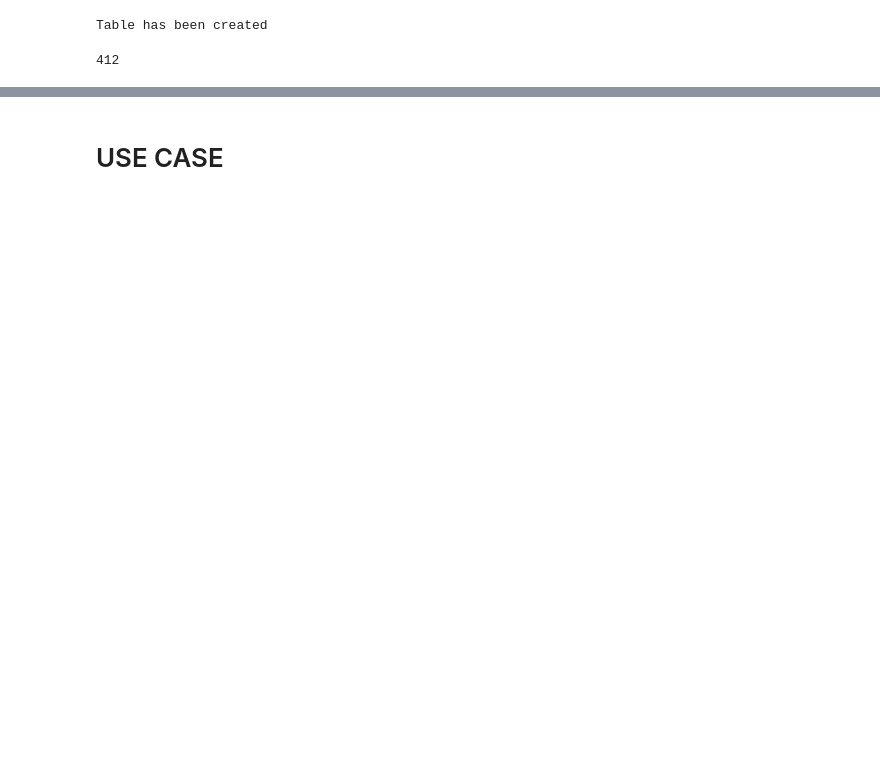
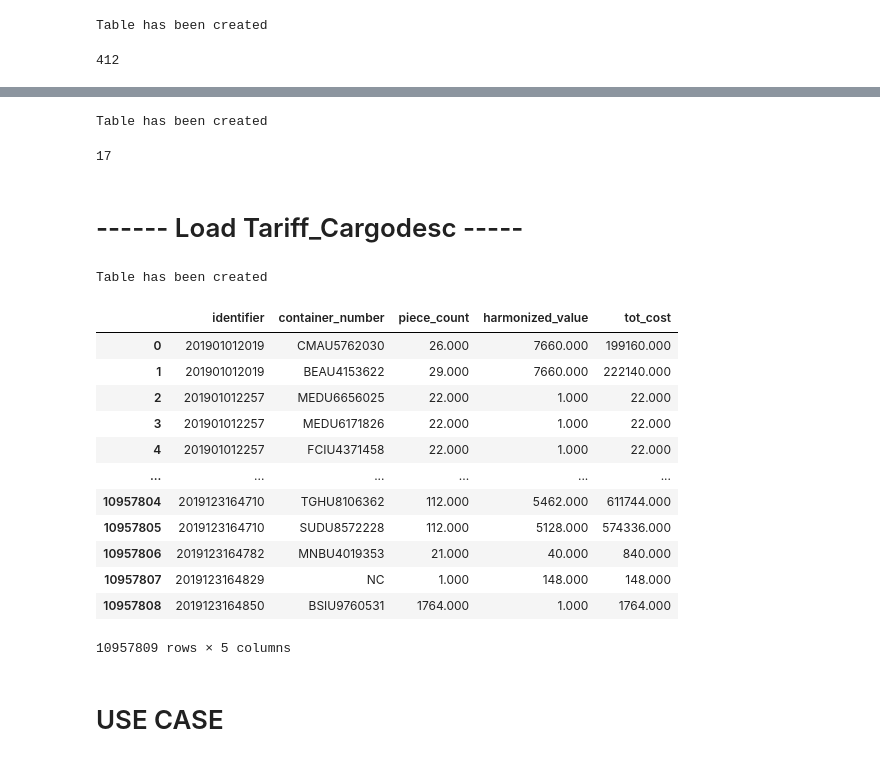
Before and after one commit to Alvlin/cbp-ams-pipeline, a Jupyter notebook: pipeline/ETL.ipynb, the cells around one changed output, grey strips where cells are left out. Drawn from its saved outputs; the diff is of its cells as text; code cells hidden in the pictures; blank space fills up the shorter version.

Commit message:
Pushed all tables into DB god Bless

```diff
--- a/pipeline/ETL.ipynb
+++ b/pipeline/ETL.ipynb
@@ -590,3 +614,75 @@ df
+# %%
+table_header = 'header'
+try:
+    create_table_query = f"""
+                    IF NOT EXISTS (SELECT * FROM INFORMATION_SCHEMA.TABLES WHERE TABLE_NAME = '{table_header}')
+                    BEGIN
+                        CREATE TABLE {table_header} (
+                            identifier BIGINT,
+                            port_of_unlading VARCHAR(100),
+                            estimated_arrival_date DATE,
+                            foreign_port_of_lading VARCHAR(100),
+                            weight INT,
+                            weight_unit VARCHAR(10),
+                            actual_arrival_date DATE
+                        )
+                    END
+                    """
+    cursor.execute(create_table_query)
+    conn.commit()
+    print('Table has been created')
+except:
+    print('Alrdy exist or something went wrong')
+# %% [output]
+Table has been created
+# %%
+# WRITE HEADER to DATABASE
+df.to_sql(table_header, engine, if_exists='append', index=False, schema='dbo')
+# %% [output]
+17
+# %% [markdown]
+# ------ Load Tariff_Cargodesc -----
+# %%
+df = load_pq_df('tariff_cargodesc')
+# %%
+table_tfcargo = 'tariff_cargodesc'
+try:
+    create_table_query = f"""
+                    IF NOT EXISTS (SELECT * FROM INFORMATION_SCHEMA.TABLES WHERE TABLE_NAME = '{table_tfcargo}')
+                    BEGIN
+                        CREATE TABLE {table_tfcargo} (
+                            identifier BIGINT,
+                            container_number VARCHAR(50),
+                            piece_count DECIMAL(10, 2),
+                            harmonized_value DECIMAL(15, 2),
+                            tot_cost DECIMAL(18, 2)
+                        )
+                    END
+                    """
+    cursor.execute(create_table_query)
+    conn.commit()
+    print('Table has been created')
+except:
+    print('Alrdy exist or something went wrong')
+# %% [output]
+Table has been created
+# %%
+# WRITE HEADER to DATABASE
+df.to_sql(table_tfcargo, engine, if_exists='append', index=False, schema='dbo')
+# %% [output]
+|  | identifier | container_number | piece_count | harmonized_value | tot_cost |
+| 0 | 201901012019 | CMAU5762030 | 26.000 | 7660.000 | 199160.000 |
+| 1 | 201901012019 | BEAU4153622 | 29.000 | 7660.000 | 222140.000 |
+| 2 | 201901012257 | MEDU6656025 | 22.000 | 1.000 | 22.000 |
+| 3 | 201901012257 | MEDU6171826 | 22.000 | 1.000 | 22.000 |
+| 4 | 201901012257 | FCIU4371458 | 22.000 | 1.000 | 22.000 |
+| ... | ... | ... | ... | ... | ... |
+| 10957804 | 2019123164710 | TGHU8106362 | 112.000 | 5462.000 | 611744.000 |
+| 10957805 | 2019123164710 | SUDU8572228 | 112.000 | 5128.000 | 574336.000 |
+| 10957806 | 2019123164782 | MNBU4019353 | 21.000 | 40.000 | 840.000 |
+| 10957807 | 2019123164829 | NC | 1.000 | 148.000 | 148.000 |
+| 10957808 | 2019123164850 | BSIU9760531 | 1764.000 | 1.000 | 1764.000 |
+10957809 rows × 5 columns
 # %% [markdown]
 # USE CASE
 # %%
```
Also changed, not shown: parts of 11 cells of this notebook.
